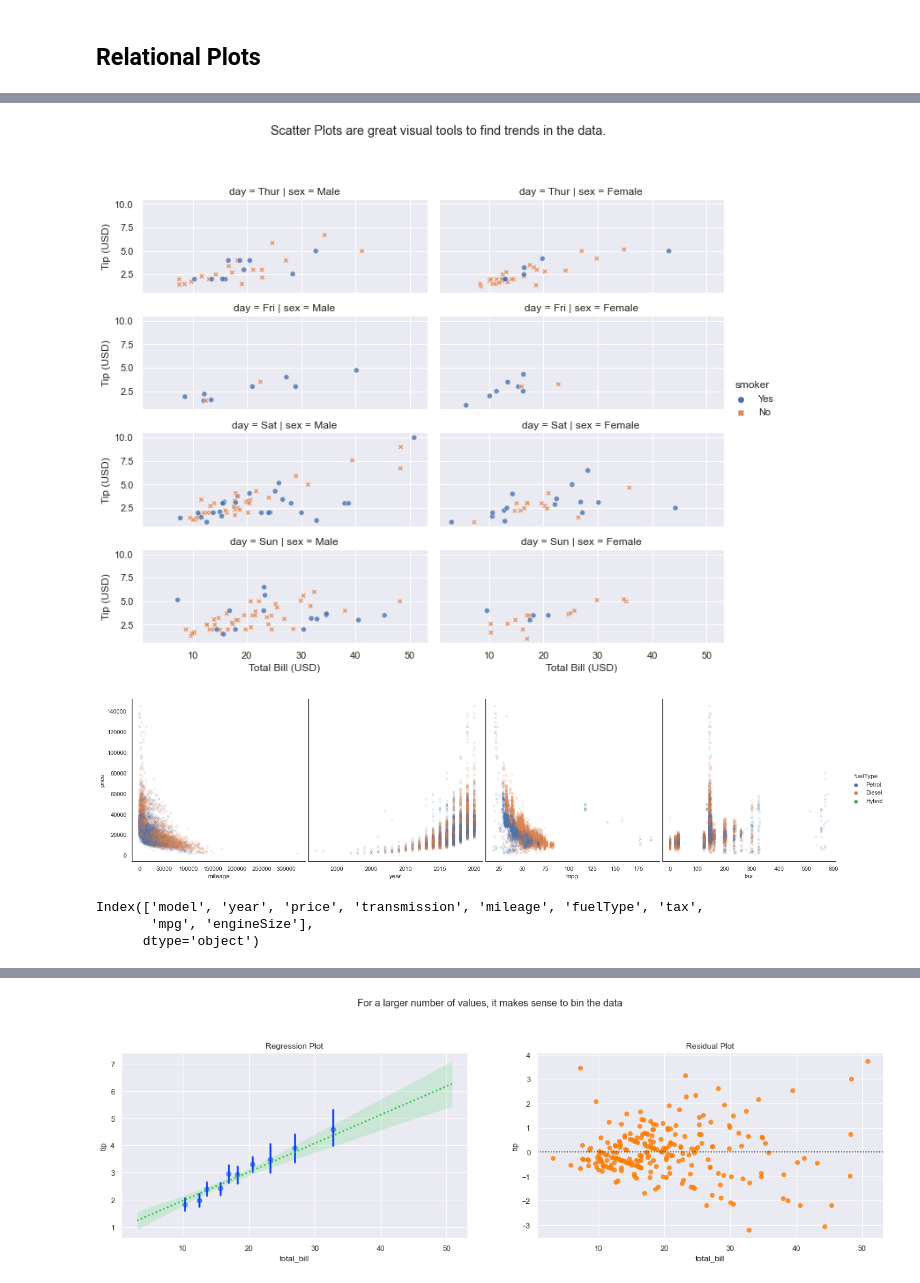
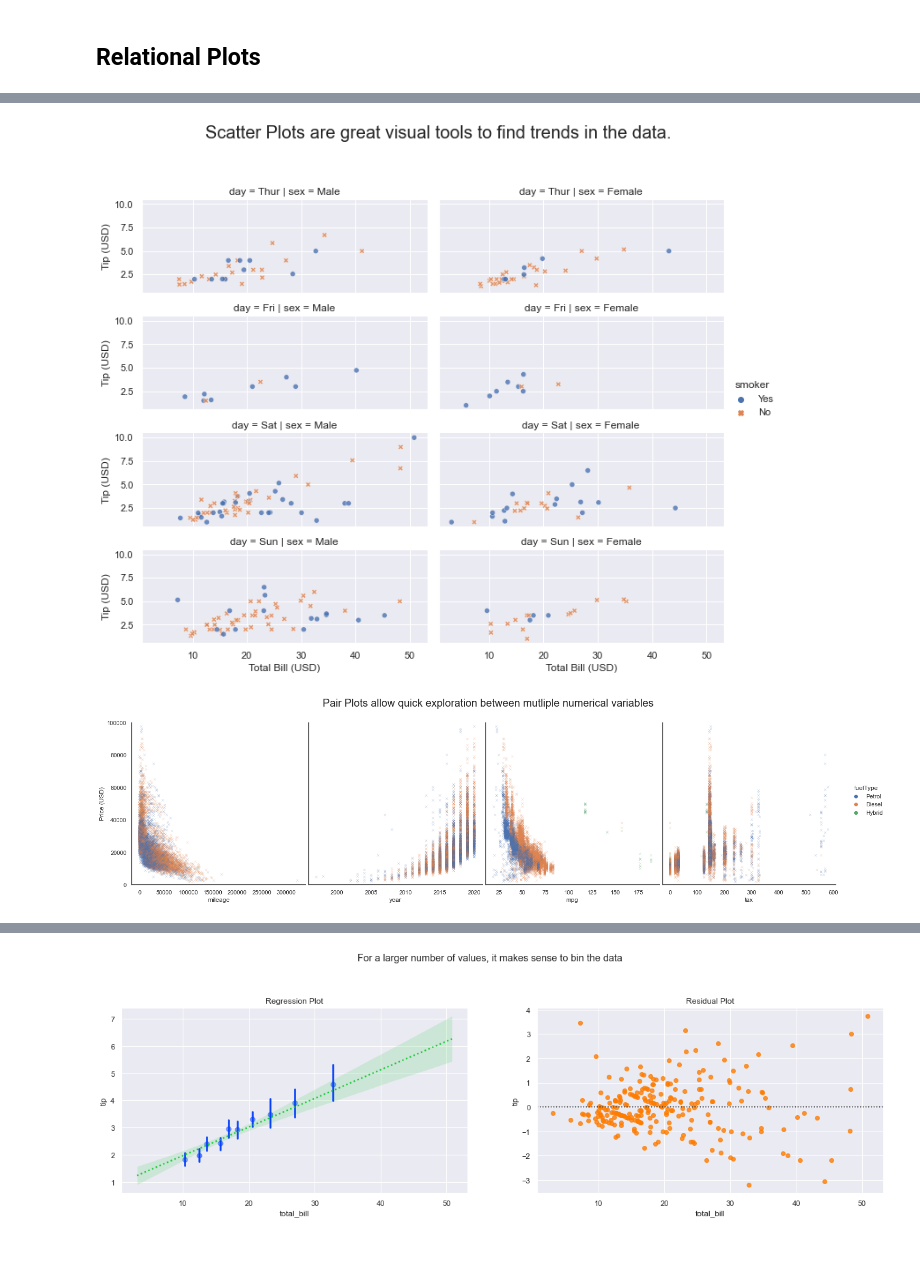
Before and after one commit to developerHobday/data-visualization, a Jupyter notebook: seaborn.ipynb, the cells around one changed output, grey strips where cells are left out. Saved outputs shown, nothing was run; the diff lists cells and outputs as text; code cells hidden in the pictures; blank space fills up the shorter version.

```diff
--- a/seaborn.ipynb
+++ b/seaborn.ipynb
@@ -249,32 +274,32 @@ g = sns.relplot(kind='scatter',
     x = 'total_bill', y='tip',
     height=2, aspect=5/2,
     alpha = 0.8)
-g.fig.suptitle('Scatter Plots are great visual tools to find trends in the data.', y=1.1)
+g.fig.suptitle('Scatter Plots are great visual tools to find trends in the data.',
+    fontsize=20, y=1.1)
 _ = g.set(
     xlabel = 'Total Bill (USD)',
     ylabel = 'Tip (USD)',
 )
 # %% [output]
-[figure, old version]
+[figure, new version]
 # %%
 g = sns.pairplot(
     audi_df,
     x_vars = ['mileage', 'year', 'mpg', 'tax',  ],
     y_vars = ['price'],
     hue = 'fuelType',
     kind = 'scatter',
     plot_kws = {'alpha' : 0.5, 'marker': 'x', 's': 20, },
     diag_kind = 'kde',
     height = 5, aspect = 5/5,
 )
+g.set(
+    ylim = (0, 100 * 1000),
+    ylabel = 'Price (USD)',
+)
+_ = g.fig.suptitle('Pair Plots allow quick exploration between mutliple numerical variables', fontsize=20, y=1.1)
 # %% [output]
-[figure, old version]
+[figure, new version]
-# %%
-audi_df.columns
-# %% [output]
-Index(['model', 'year', 'price', 'transmission', 'mileage', 'fuelType', 'tax',
-       'mpg', 'engineSize'],
-      dtype='object')
 # %%
 small_df = df[ (df['sex'] == 'Male') & (df['day'] == 'Sat') ]
 
```
Also changed, not shown: parts of 10 cells of this notebook, 1 other file.
